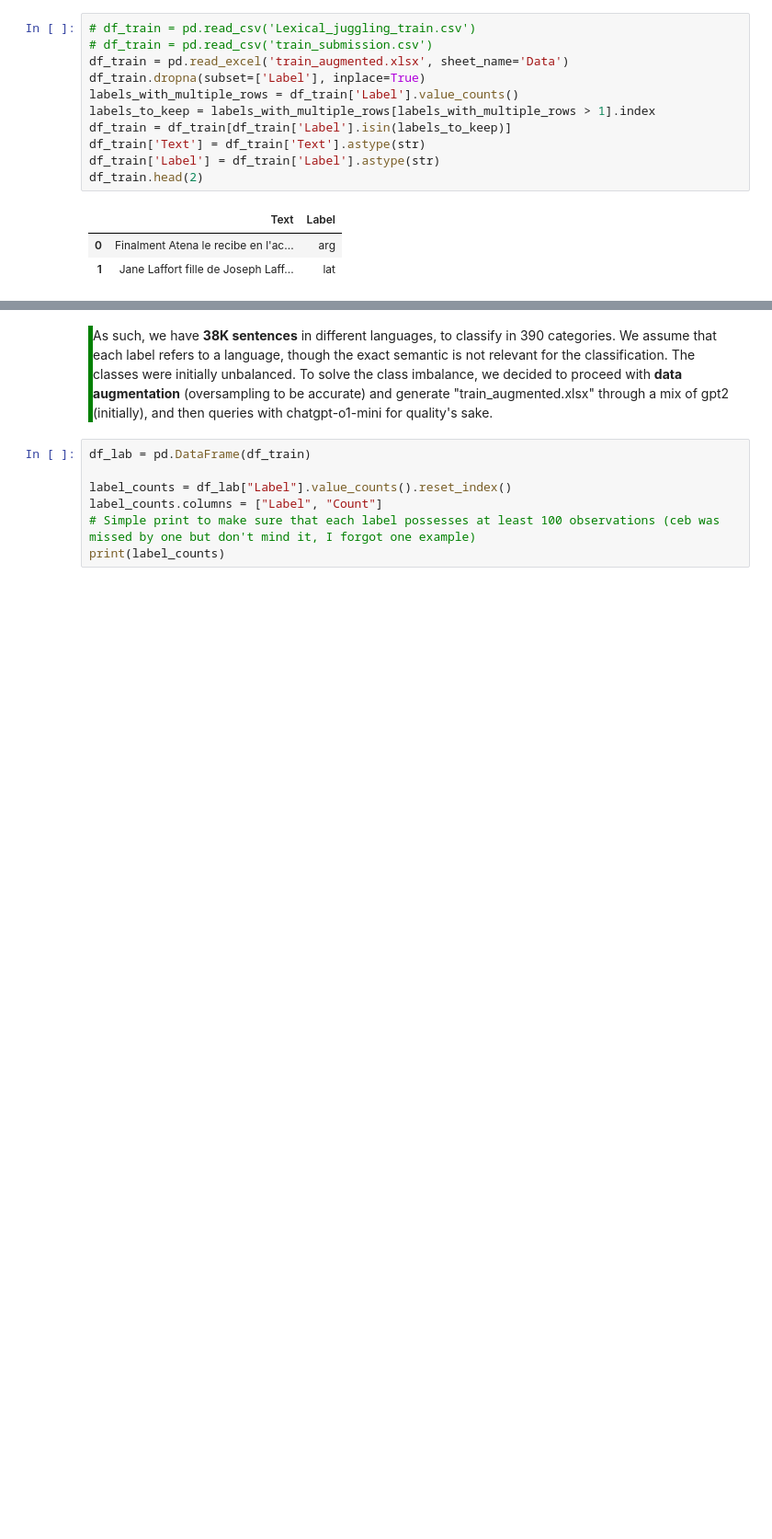
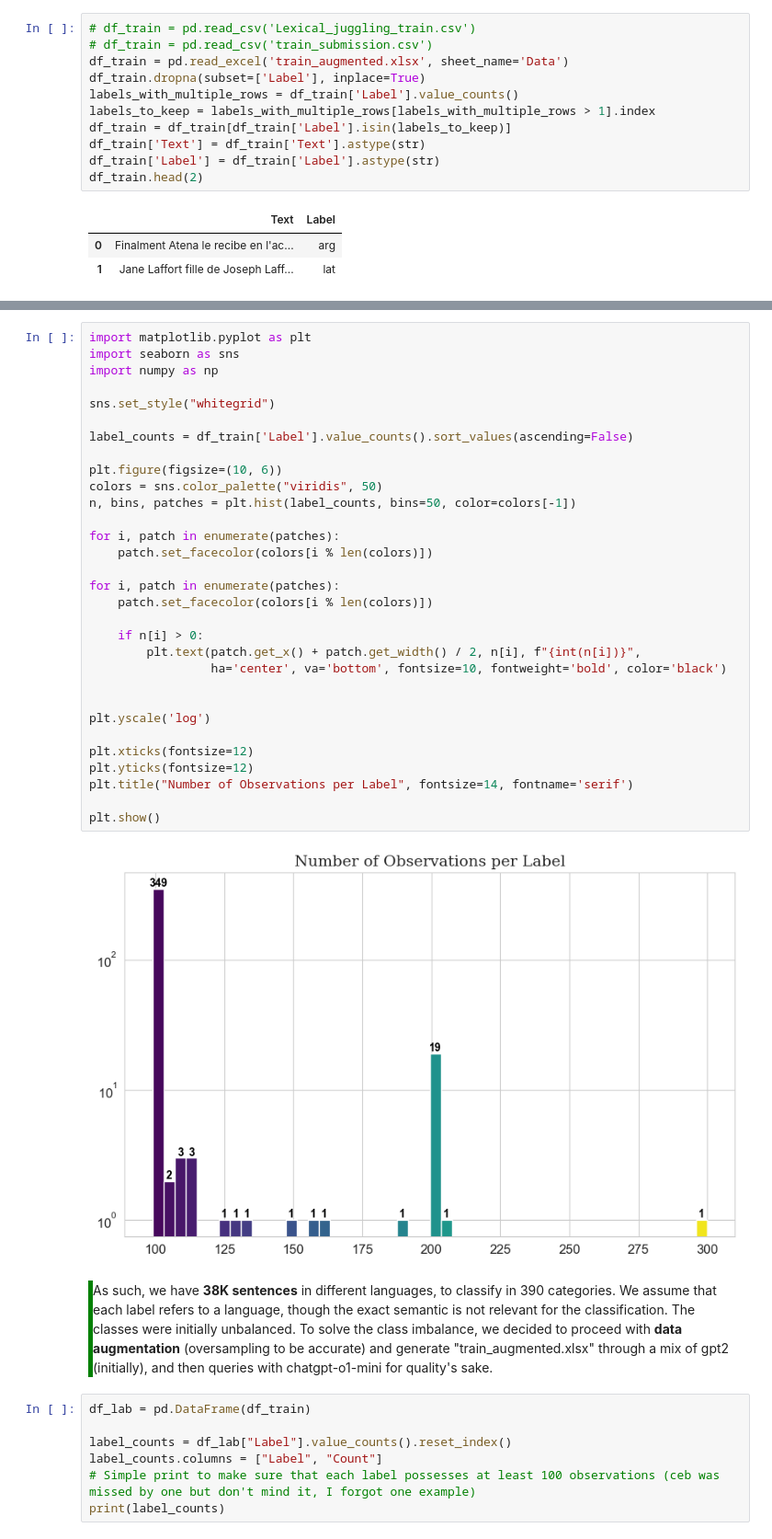
Before and after one commit to louislhotte/nlp-cs-2025, a Jupyter notebook: kaggle_v2.ipynb, the cells around one changed output, grey strips where cells are left out. Shown: that part at 92% size. Drawn from its saved outputs; the diff is of its cells as text; blank space fills up the shorter version.

```diff
--- a/kaggle_v2.ipynb
+++ b/kaggle_v2.ipynb
@@ -74,4 +75,37 @@ Test shape =  (38827, 3)
 List labels length =  385
+# %%
+import matplotlib.pyplot as plt
+import seaborn as sns
+import numpy as np
+
+sns.set_style("whitegrid")
+
+label_counts = df_train['Label'].value_counts().sort_values(ascending=False)
+
+plt.figure(figsize=(10, 6))
+colors = sns.color_palette("viridis", 50)
+n, bins, patches = plt.hist(label_counts, bins=50, color=colors[-1])
+
+for i, patch in enumerate(patches):
+    patch.set_facecolor(colors[i % len(colors)])
+
+for i, patch in enumerate(patches):
+    patch.set_facecolor(colors[i % len(colors)])
+
+    if n[i] > 0:
+        plt.text(patch.get_x() + patch.get_width() / 2, n[i], f"{int(n[i])}",
+                 ha='center', va='bottom', fontsize=10, fontweight='bold', color='black')
+
+
+plt.yscale('log')
+
+plt.xticks(fontsize=12)
+plt.yticks(fontsize=12)
+plt.title("Number of Observations per Label", fontsize=14, fontname='serif')
+
+plt.show()
+# %% [output]
+[figure, added]
 # %% [markdown]
 <div style="border-left: 5px solid green; padding-left: 10px;">As such, we have <b>38K sentences</b> in different languages, to classify in 390 categories. We assume that each label refers to a language, though the exact semantic is not relevant for the classification. The classes were initially unbalanced. To solve the class imbalance, we decided to proceed with <b>data augmentation</b> (oversampling to be accurate) and generate "train_augmented.xlsx" through a mix of gpt2 (initially), and then queries with chatgpt-o1-mini for quality's sake.</div>
 # %%
```
Also changed, not shown: parts of 20 cells of this notebook, 9 other files.
